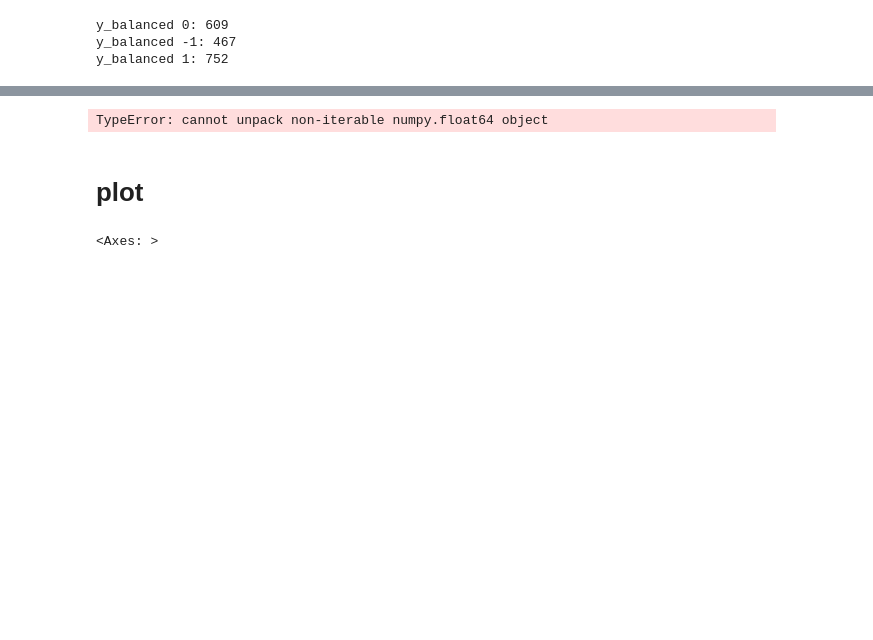
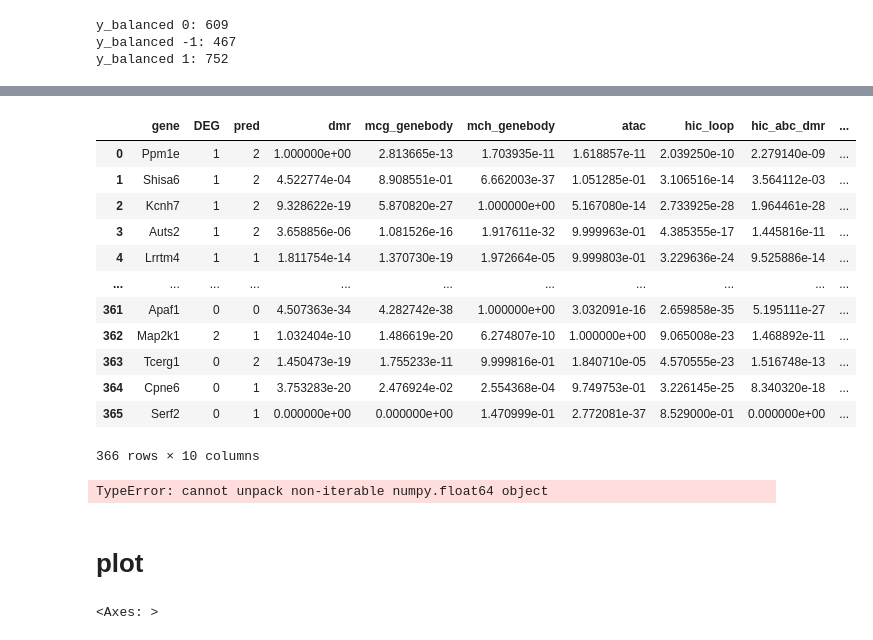
Before and after one commit to Michaelvll/aging-gene-prediction, a Jupyter notebook: train-multi-modality.ipynb, the cells around one changed output, grey strips where cells are left out. Cells and saved outputs as stored; diff of their text form; code cells hidden in the pictures; blank space fills up the shorter version.

```diff
--- a/train-multi-modality.ipynb
+++ b/train-multi-modality.ipynb
@@ -401,3 +456,19 @@ Name: count, dtype: int64
+# %%
+result
+# %% [output]
+|  | gene | DEG | pred | dmr | mcg_genebody | mch_genebody | atac | hic_loop | hic_abc_dmr | ... |
+| 0 | Ppm1e | 1 | 2 | 1.000000e+00 | 2.813665e-13 | 1.703935e-11 | 1.618857e-11 | 2.039250e-10 | 2.279140e-09 | ... |
+| 1 | Shisa6 | 1 | 2 | 4.522774e-04 | 8.908551e-01 | 6.662003e-37 | 1.051285e-01 | 3.106516e-14 | 3.564112e-03 | ... |
+| 2 | Kcnh7 | 1 | 2 | 9.328622e-19 | 5.870820e-27 | 1.000000e+00 | 5.167080e-14 | 2.733925e-28 | 1.964461e-28 | ... |
+| 3 | Auts2 | 1 | 2 | 3.658856e-06 | 1.081526e-16 | 1.917611e-32 | 9.999963e-01 | 4.385355e-17 | 1.445816e-11 | ... |
+| 4 | Lrrtm4 | 1 | 1 | 1.811754e-14 | 1.370730e-19 | 1.972664e-05 | 9.999803e-01 | 3.229636e-24 | 9.525886e-14 | ... |
+| ... | ... | ... | ... | ... | ... | ... | ... | ... | ... | ... |
+| 361 | Apaf1 | 0 | 0 | 4.507363e-34 | 4.282742e-38 | 1.000000e+00 | 3.032091e-16 | 2.659858e-35 | 5.195111e-27 | ... |
+| 362 | Map2k1 | 2 | 1 | 1.032404e-10 | 1.486619e-20 | 6.274807e-10 | 1.000000e+00 | 9.065008e-23 | 1.468892e-11 | ... |
+| 363 | Tcerg1 | 0 | 2 | 1.450473e-19 | 1.755233e-11 | 9.999816e-01 | 1.840710e-05 | 4.570555e-23 | 1.516748e-13 | ... |
+| 364 | Cpne6 | 0 | 1 | 3.753283e-20 | 2.476924e-02 | 2.554368e-04 | 9.749753e-01 | 3.226145e-25 | 8.340320e-18 | ... |
+| 365 | Serf2 | 0 | 1 | 0.000000e+00 | 0.000000e+00 | 1.470999e-01 | 2.772081e-37 | 8.529000e-01 | 0.000000e+00 | ... |
+366 rows × 10 columns
 # %%
 for i, (acc, preds, labels, model) in enumerate(accuracies):
     print(f'Fold {i}: {acc:.4f}')
```
Also changed, not shown: parts of 5 cells of this notebook, 2 other files.
